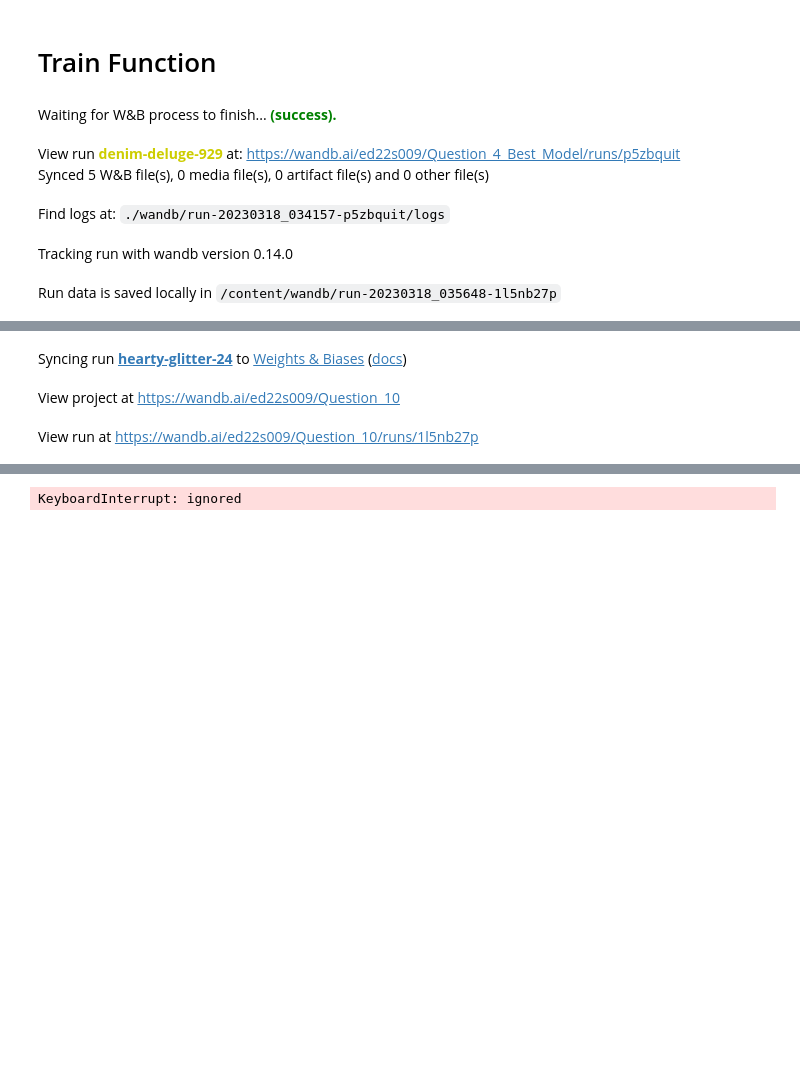
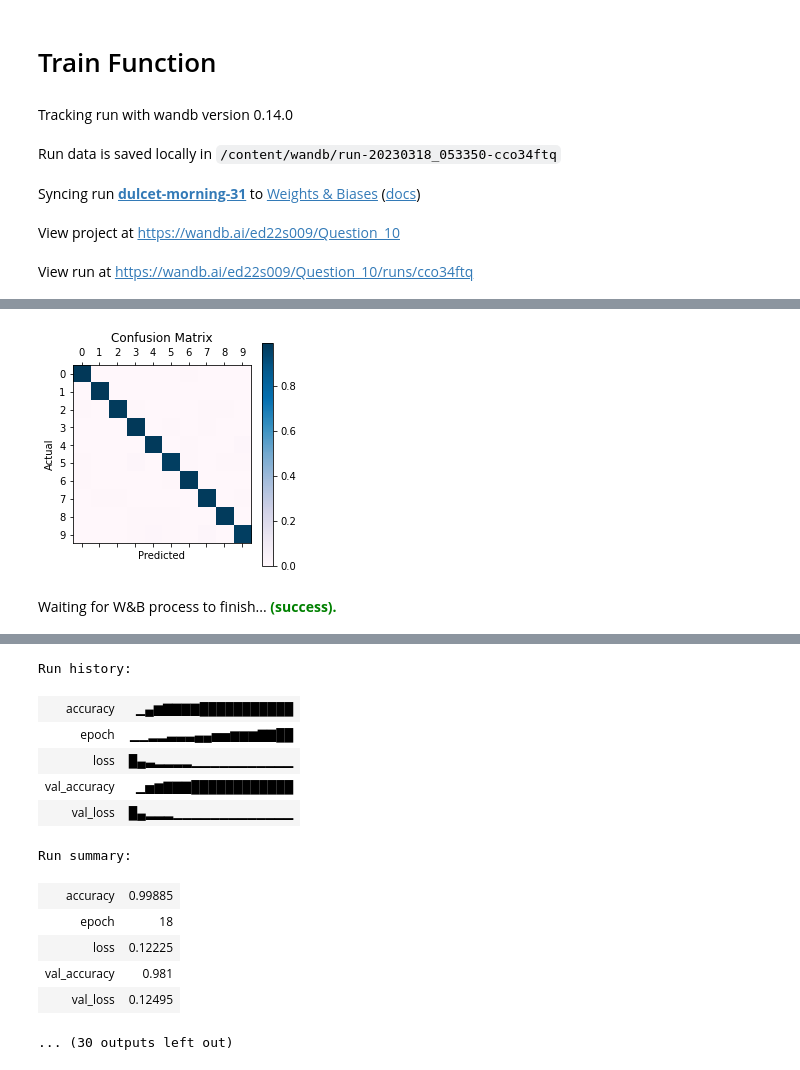
Before and after one commit to swapnilmn/Assignment_1-CS6910, a Jupyter notebook: Assignment_1_Question10.ipynb, the cells around one changed output, grey strips where cells are left out. Saved outputs shown, nothing was run; the diff lists cells and outputs as text; code cells hidden in the pictures; blank space fills up the shorter version.

```diff
--- a/Assignment_1_Question10.ipynb
+++ b/Assignment_1_Question10.ipynb
@@ -170,12 +168,11 @@ train(configuration1)
 wandb.finish()
 train(configuration2)
 wandb.finish()
-# train(configuration3)
-# wandb.finish()
+train(configuration3)
+wandb.finish()
 # %% [output]
-Waiting for W&B process to finish... (success).
+Tracking run with wandb version 0.14.0
-View run denim-deluge-929 at: https://wandb.ai/ed22s009/Question_4_Best_Model/runs/p5zbquit
-Synced 5 W&B file(s), 0 media file(s), 0 artifact file(s) and 0 other file(s)
+Run data is saved locally in /content/wandb/run-20230318_053350-cco34ftq
-Find logs at: ./wandb/run-20230318_034157-p5zbquit/logs
+Syncing run dulcet-morning-31 to Weights & Biases (docs)
-Tracking run with wandb version 0.14.0
+View project at https://wandb.ai/ed22s009/Question_10
-Run data is saved locally in /content/wandb/run-20230318_035648-1l5nb27p
+View run at https://wandb.ai/ed22s009/Question_10/runs/cco34ftq
@@ -182,3 +196,2 @@ Run data is saved locally in /content/wandb/run-20230318_035648-1l5nb27p
+[figure, added]
-Syncing run hearty-glitter-24 to Weights & Biases (docs)
+Waiting for W&B process to finish... (success).
-View project at https://wandb.ai/ed22s009/Question_10
-View run at https://wandb.ai/ed22s009/Question_10/runs/1l5nb27p
@@ -187,4 +198,16 @@ Downloading data from https://storage.googleapis.com/tensorflow/tf-keras-dataset
-KeyboardInterrupt: ignored
+Run history:
+| accuracy | ▁▄▆▇▇▇▇███████████ |
+| epoch | ▁▁▂▂▃▃▃▄▄▅▅▆▆▆▇▇██ |
+| loss | █▄▃▂▂▂▂▁▁▁▁▁▁▁▁▁▁▁ |
+| val_accuracy | ▁▅▆▇▇▇████████████ |
+| val_loss | █▄▂▂▂▁▁▁▁▁▁▁▁▁▁▁▁▁ |
+Run summary:
+| accuracy | 0.99885 |
+| epoch | 18 |
+| loss | 0.12225 |
+| val_accuracy | 0.981 |
+| val_loss | 0.12495 |
+... (30 outputs left out)
 # %%
 # wandb.init(project = 'Question_Best_Model', entity = 'ed22s009')
 # init_methods = ['random', 'Xavier']
```
Also changed, not shown: parts of 4 cells of this notebook.
